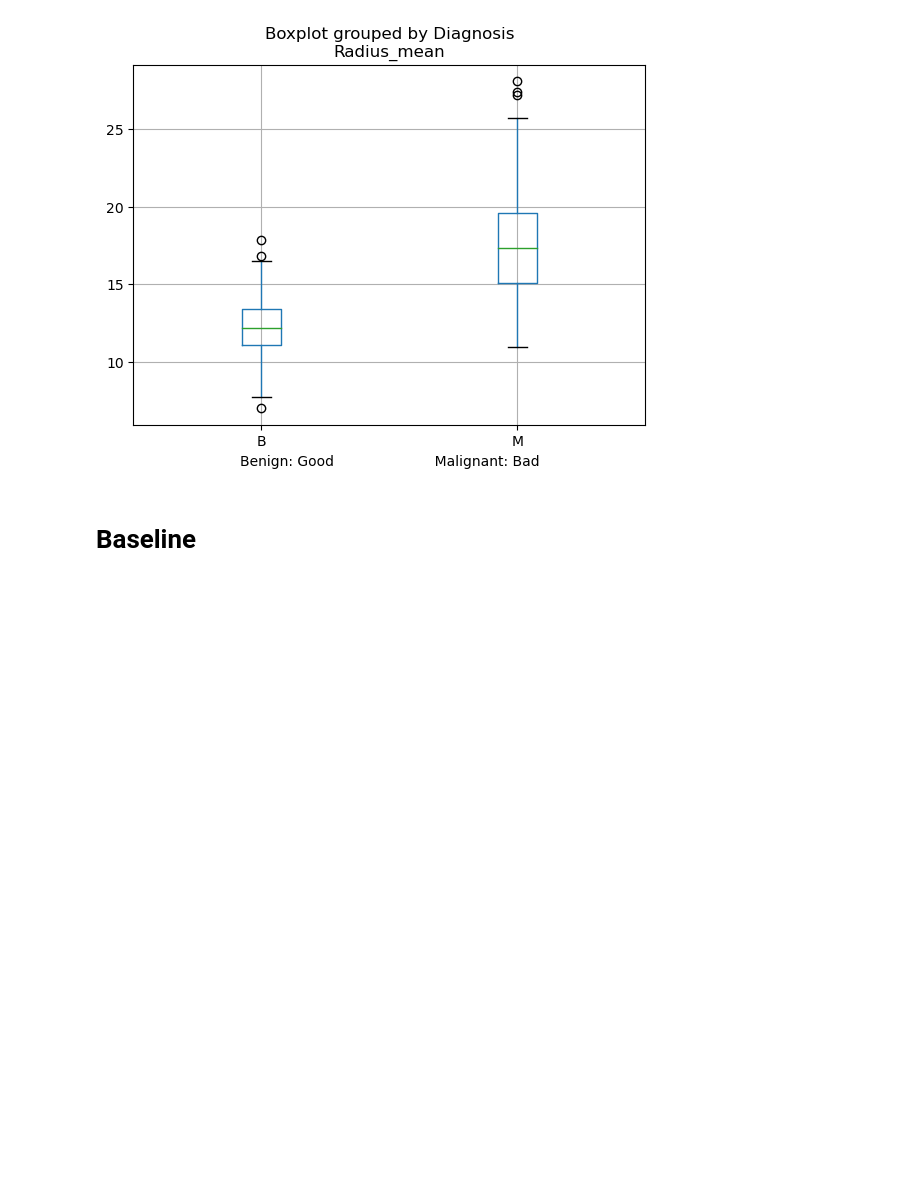
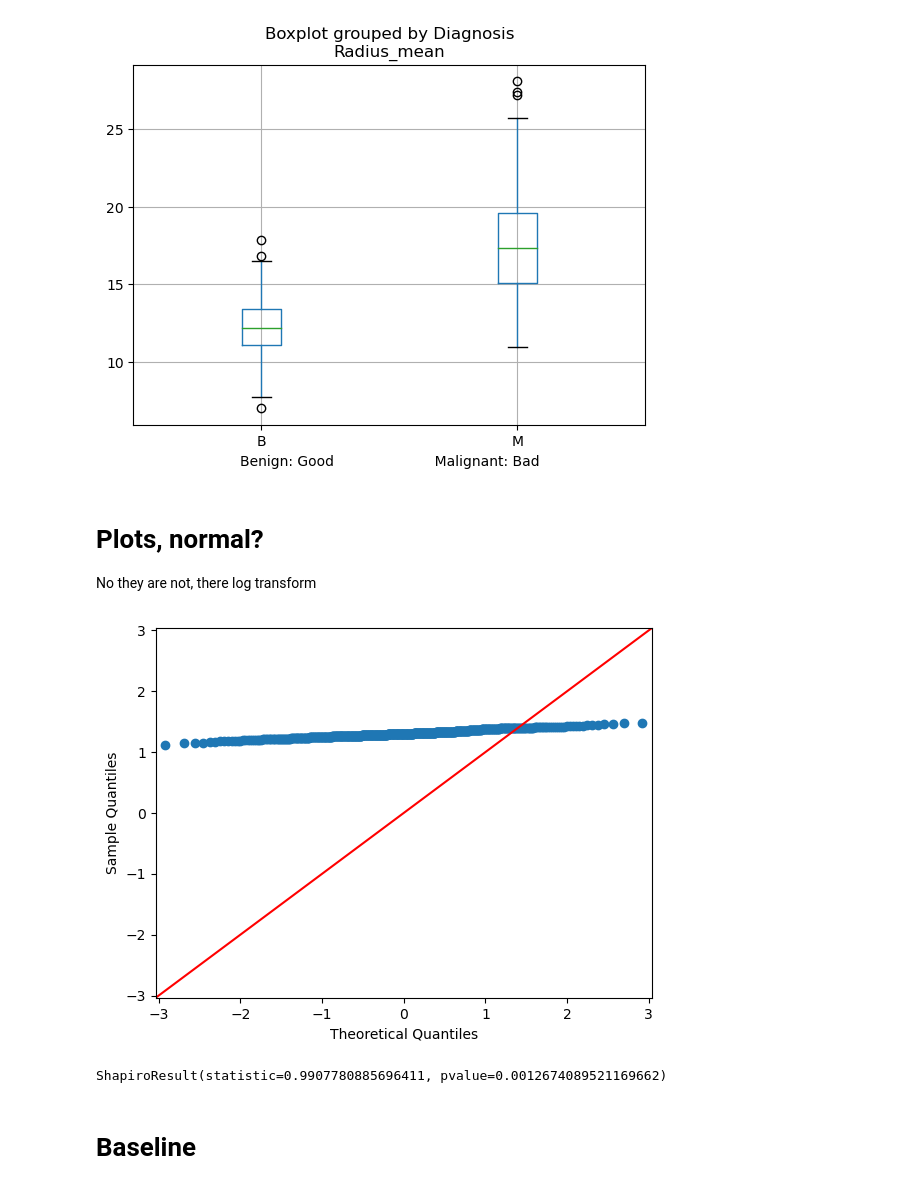
Before and after one commit to CarlaZdravkovicHugod/StatAI, a Jupyter notebook: breast_cancer.ipynb, the cells around one changed output. Saved outputs shown, nothing was run; the diff lists cells and outputs as text; code cells hidden in the pictures; blank space fills up the shorter version.

Commit message:
Add files via upload
Update: statistical evalf of models, feature importance and weigths for best performing model

```diff
--- a/breast_cancer.ipynb
+++ b/breast_cancer.ipynb
@@ -45,3 +50,19 @@ plt.xlabel('Benign: Good                       Malignant: Bad')
 plt.show()
 # %% [output]
 [figure]
+# %% [markdown]
+# Plots, normal?
+No they are not, there log transform
+# %%
+# Doing histograms and logtransforming if not normal dist
+from scipy.stats import shapiro
+
+# QQ plot
+#create Q-Q plot with 45-degree line added to plot
+fig = sm.qqplot(data['Radius_mean'], line='45')
+plt.show()
+
+print(shapiro(data['Radius_mean']))
+# %% [output]
+[figure, added]
+ShapiroResult(statistic=0.9907780885696411, pvalue=0.0012674089521169662)
```
Also changed, not shown: parts of 14 cells of this notebook.
